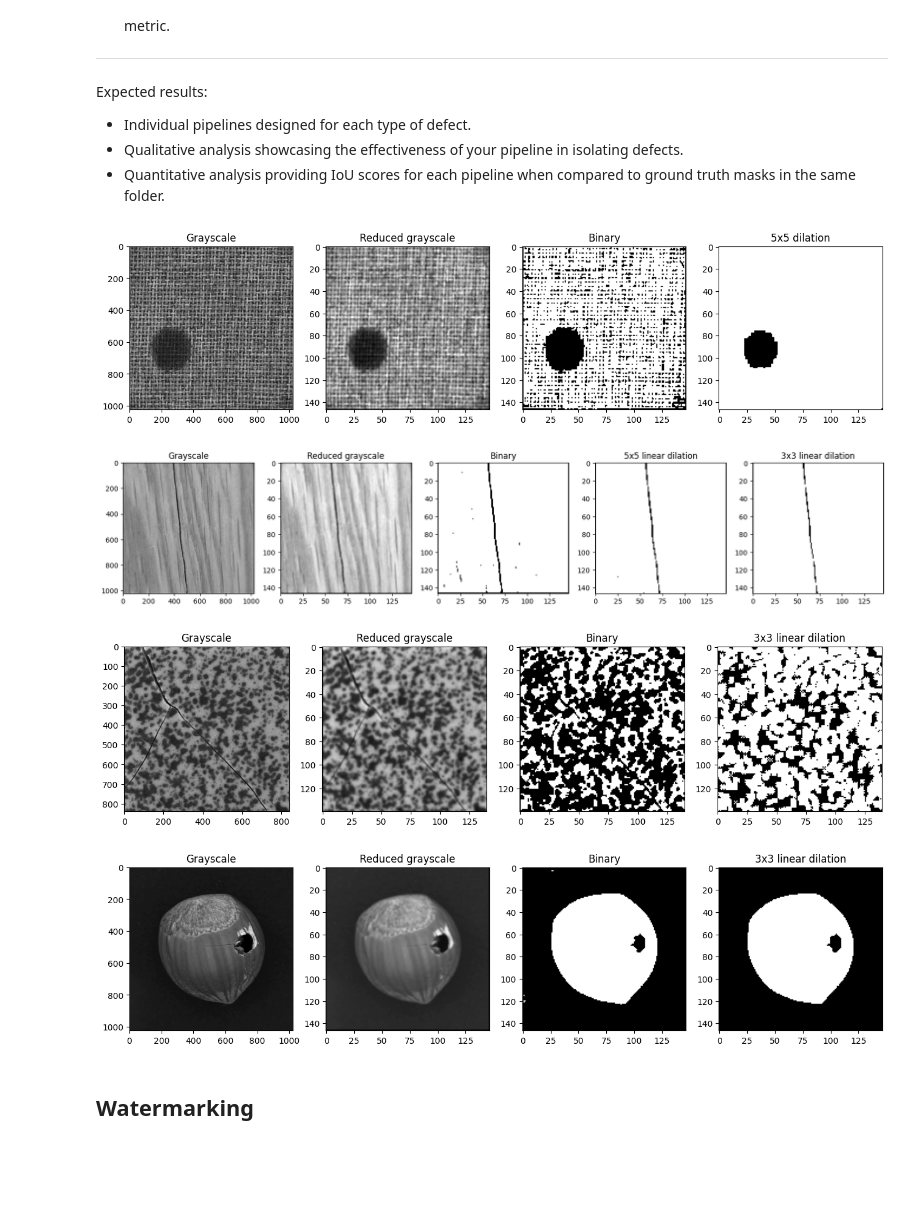
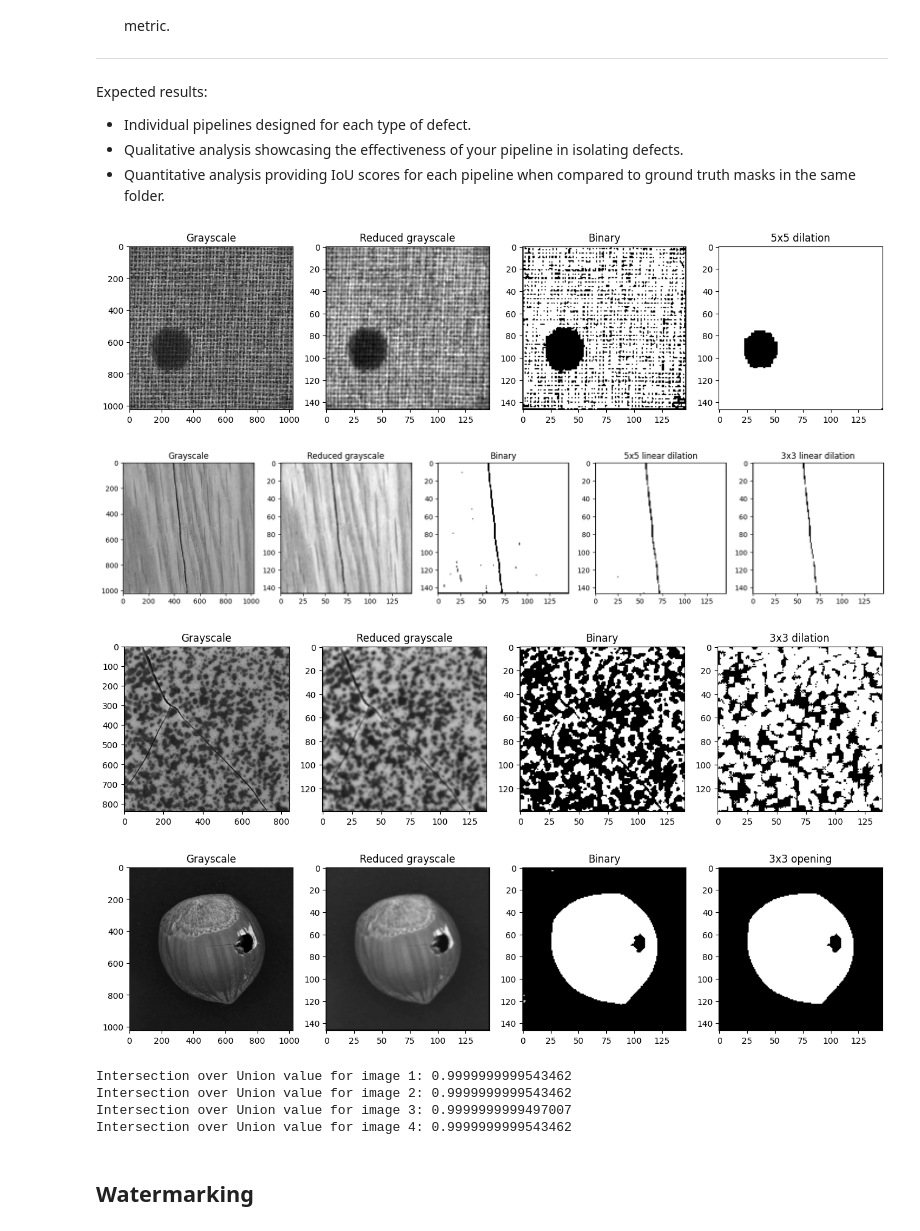
Before and after one commit to IvanGomez37/UAB23-Computer-Vision-Labs, a Jupyter notebook: Lab 2/Practicum_Fundamentals_CV_Students_Lab2.ipynb, the cells around one changed output. Saved outputs shown, nothing was run; the diff lists cells and outputs as text; code cells hidden in the pictures; blank space fills up the shorter version.

```diff
--- a/Lab 2/Practicum_Fundamentals_CV_Students_Lab2.ipynb
+++ b/Lab 2/Practicum_Fundamentals_CV_Students_Lab2.ipynb
@@ -12,7 +12,7 @@ from PIL import Image
 from matplotlib import pyplot as plt
 from scipy.ndimage import morphology
 from scipy.ndimage import binary_dilation, binary_erosion
-
+'''
 # *For Google Colab*
 from google.colab import drive
 from google.colab.patches import cv2_imshow
@@ -22,6 +22,6 @@ drive.mount('/content/drive')
 
 # Path
 path_images = "/content/drive/MyDrive/Colab Notebooks/UAB Project/Computer Vision/UAB23-Computer-Vision-Labs/Lab 2/images"
-
+'''
 # Load image path to test functions (comment if working in GC)
-#path_images = "./images" # It doesn't work in google colab because the file management is different.
+path_images = "./images" # It doesn't work in google colab because the file management is different.
@@ -674,6 +672,21 @@ def image_preprocess(url, threshold):
 
     return images, images_names
 
+# Preprocess: read as grayscale, reduce size, convert to binary
+def mask_reading(url, threshold):
+   # Image read in grayscale
+    grayscale_image = cv2.imread(url, cv2.IMREAD_GRAYSCALE)
+
+    # Downscaling to accelerate process
+    scale_factor = round(m.sqrt((grayscale_image.shape[0]*grayscale_image.shape[1])/(150**2)))
+    if scale_factor > 1:
+      grayscale_down_image = downscale_image(grayscale_image,scale_factor)
+
+    # Transformation to binary image
+    ret, binary_image = cv2.threshold(grayscale_down_image, threshold, 255,0)
+
+    return binary_image
+
 # Morphological pipeline to detect dark circular-shapped holes
 def morphological_defect_hole(image_url, threshold):
     images, names = image_preprocess(image_url, threshold)
@@ -714,7 +727,7 @@ def morphological_defect_biLine(image_url, threshold):
 
     # Collecting all process stages images
     images.extend([opened_image_1])
-    names.extend(['3x3 linear dilation'])
+    names.extend(['3x3 dilation'])
 
     return images, names
 
@@ -729,7 +742,7 @@ def morphological_defect_weirdHole(image_url, threshold):
 
     # Collecting all process stages images
     images.extend([opened_image_1])
-    names.extend(['3x3 linear dilation'])
+    names.extend(['3x3 opening'])
 
     return images, names
 
@@ -740,21 +753,24 @@ pipeline_list = [morphological_defect_hole,
 
 threshold_list = [70, 100, 120, 45]
 # %%
+image_predictions = []
+
 # Iterate over list of lists of urls and list of pipeline
 for defect_type, pipeline, threshold in zip(defect_type_list, pipeline_list, threshold_list):
     # Iterate over each image for each defect
     for image_path in defect_type:
         # Calling pipeline
         images, names = pipeline(image_path, threshold)
+        image_predictions.append(images[len(images) - 1])
 
         # Plotting
         fig, axs = plt.subplots(1, len(images), figsize=(4 * (len(images)), 4 * 80))
         for i, image, name in zip(range(len(images)), images, names):
             axs[i].imshow(image, cmap = 'gray')
             axs[i].set_title(name)
         plt.show()
 # %% [output]
 [figure]
 [figure]
-[figure, old version]
+[figure, new version]
-[figure, old version]
+[figure, new version]
@@ -761,3 +800,13 @@ for defect_type, pipeline, threshold in zip(defect_type_list, pipeline_list, thr
+# %%
+for mask_link, image_prediction, threshold, i in zip(mask_links, image_predictions, threshold_list, range(len(mask_links))):
+    mask_image = mask_reading(mask_link, threshold)
+
+    print(f'Intersection over Union value for image {i + 1}:', intersection_over_union(mask_image, image_prediction))
+# %% [output]
+Intersection over Union value for image 1: 0.9999999999543462
+Intersection over Union value for image 2: 0.9999999999543462
+Intersection over Union value for image 3: 0.9999999999497007
+Intersection over Union value for image 4: 0.9999999999543462
 # %% [markdown]
 ## Watermarking
 # %% [markdown]
```
Also changed, not shown: parts of 3 cells of this notebook, 1 other file.
